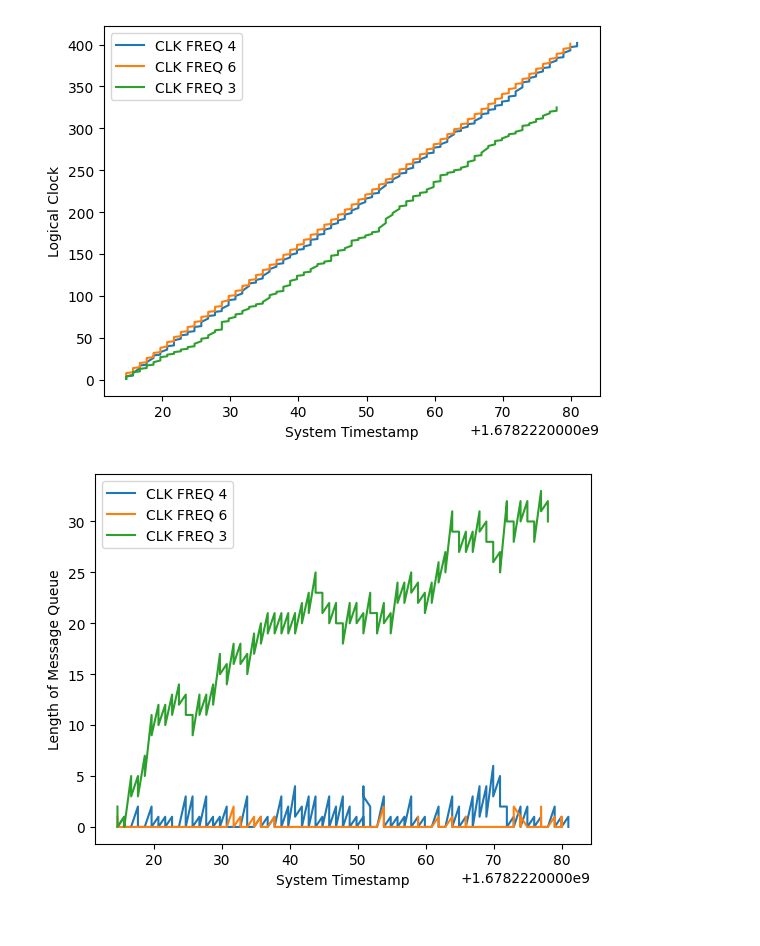
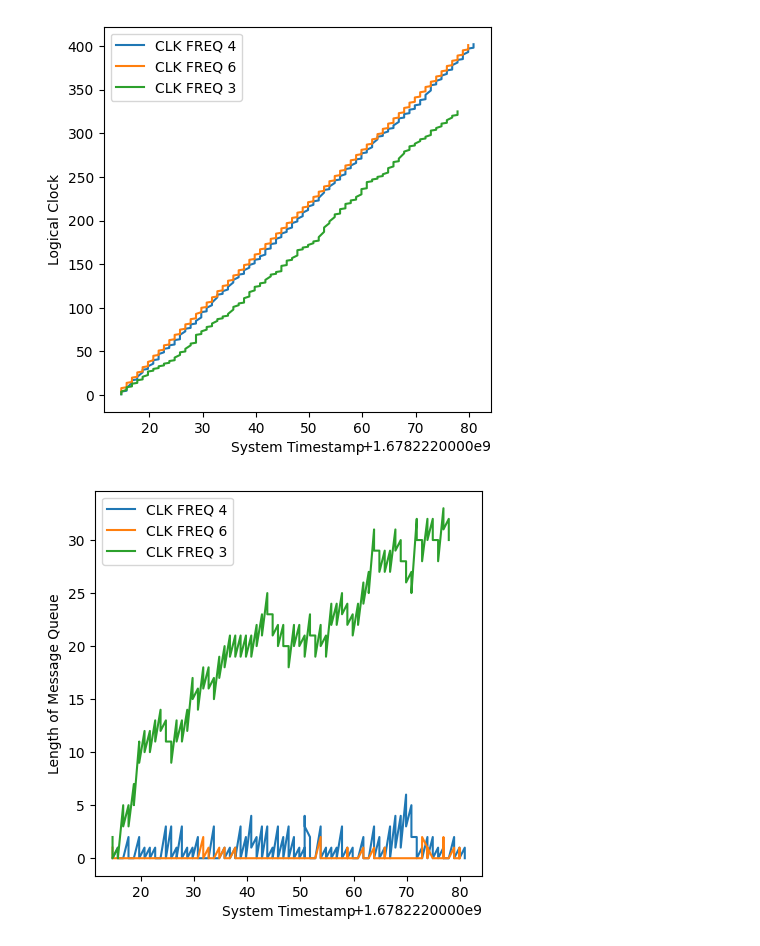
Before and after one commit to leo47007/CS262-Assignment-2, a Jupyter notebook: log_parser.ipynb, the cells around one changed output. Drawn from its saved outputs; the diff is of its cells as text; code cells hidden in the pictures.

```diff
--- a/log_parser.ipynb
+++ b/log_parser.ipynb
@@ -2,6 +2,9 @@
 import matplotlib.pyplot as plt
 import numpy as np
 # %%
+folder = 'less_internal'
+# folder = 'small_clock'
+
 def parse_file(filename):
     file = open(filename, 'r')
     processed_log = []
@@ -16,13 +19,16 @@ def parse_file(filename):
             clk_freq = int(line[-2:])
 
     return clk_freq, np.array(processed_log)
+def save(foldername, number):
+    plt.savefig(foldername + '/{}.png'.format(number), dpi=50)
 
 # log_0_freq, log_0_results = parse_file('log_0.txt')
 # log_1_freq, log_1_results = parse_file('log_1.txt')
 # log_2_freq, log_2_results = parse_file('log_2.txt')
-log_0_freq, log_0_results = parse_file('log_less_internal0.txt')
-log_1_freq, log_1_results = parse_file('log_less_internal1.txt')
-log_2_freq, log_2_results = parse_file('log_less_internal2.txt')
+
+log_0_freq, log_0_results = parse_file(folder + '/log_' + folder + '0.txt')
+log_1_freq, log_1_results = parse_file(folder + '/log_' + folder + '1.txt')
+log_2_freq, log_2_results = parse_file(folder + '/log_' + folder + '2.txt')
 # %%
 plt.figure()
 
@@ -45,15 +51,17 @@ plt.show()
 # %%
 plt.figure()
 
 plt.plot(log_0_results[:,1], log_0_results[:,0], label = 'CLK FREQ {}'.format(log_0_freq))
 plt.plot(log_1_results[:,1], log_1_results[:,0], label = 'CLK FREQ {}'.format(log_1_freq))
 plt.plot(log_2_results[:,1], log_2_results[:,0], label = 'CLK FREQ {}'.format(log_2_freq))
 plt.xlabel("System Timestamp")
 plt.ylabel("Logical Clock")
 plt.legend()
+plt.gcf().set_size_inches(5, 5)
+save(folder,2)
 plt.show()
 # %% [output]
-[figure, old version]
+[figure, new version]
 # %%
 plt.figure()
 
@@ -63,6 +71,8 @@ plt.plot(log_2_results[:,1], log_2_results[:,2], label = 'CLK FREQ {}'.format(lo
 plt.xlabel("System Timestamp")
 plt.ylabel("Length of Message Queue")
 plt.legend()
+plt.gcf().set_size_inches(5, 5)
+save(folder,3)
 plt.show()
 # %% [output]
-[figure, old version]
+[figure, new version]
```
Also changed, not shown: parts of 1 cell of this notebook, 7 other files.
